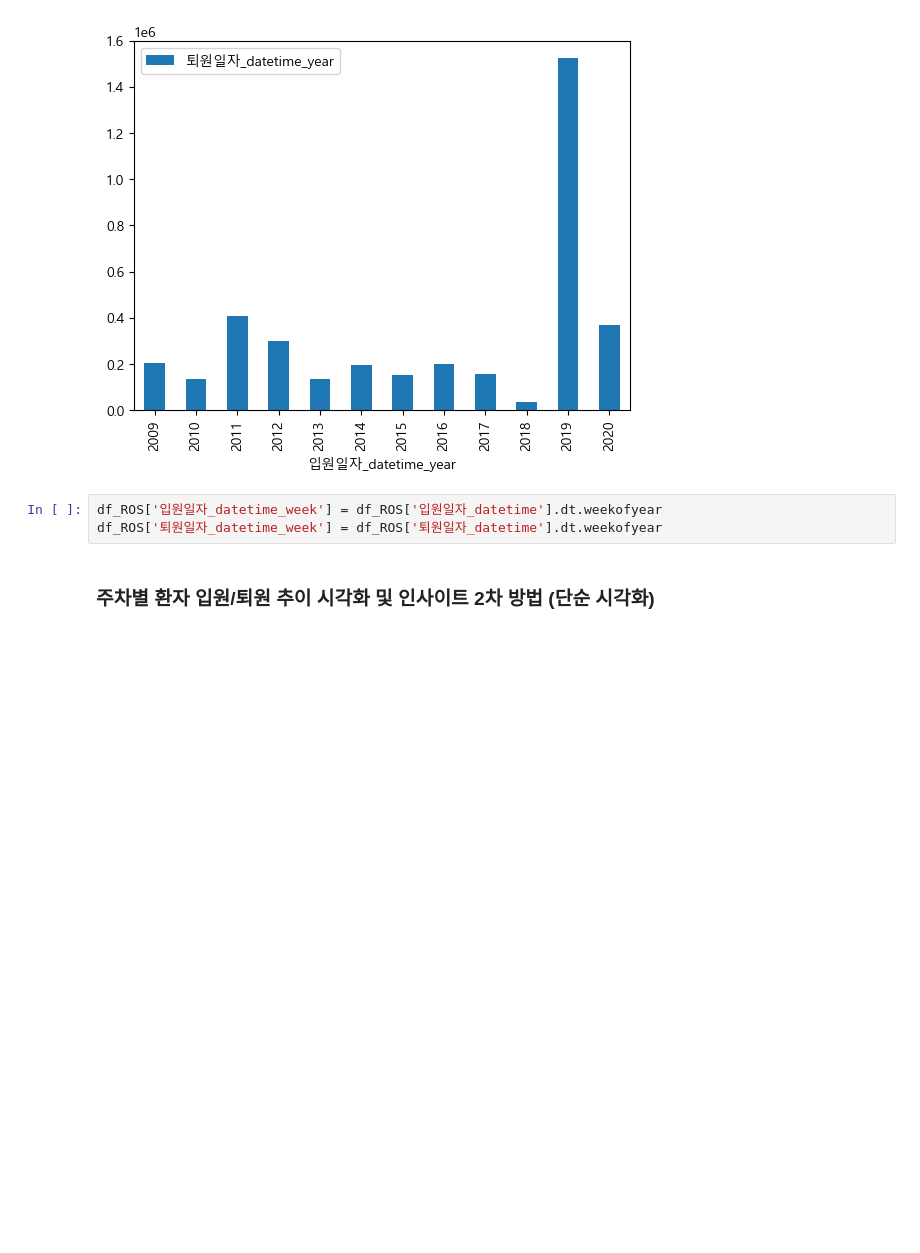
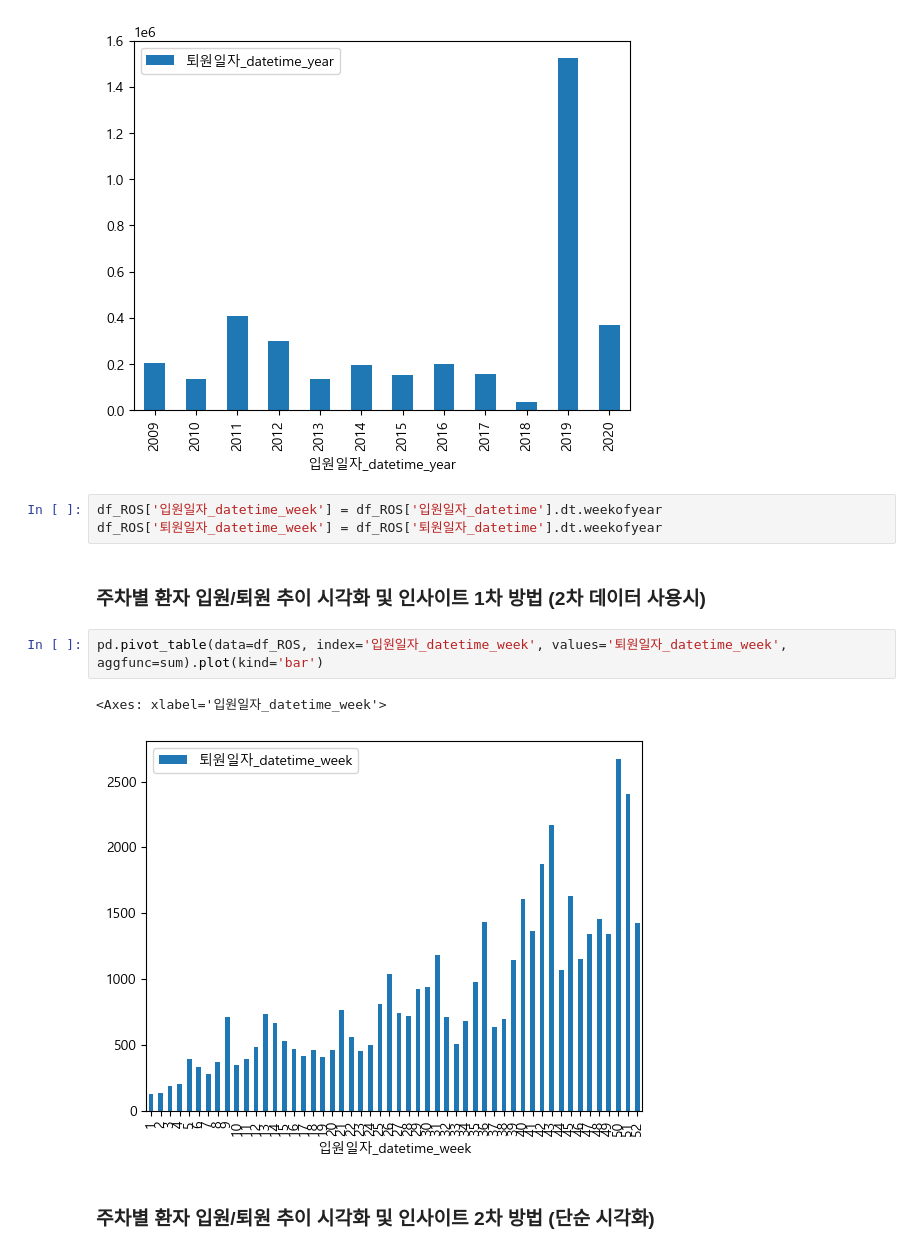
Before and after one commit to araya1203/study_data_analytics, a Jupyter notebook: codes/pandass/ResurrenceOfSurgery_TimeSeries_quest.ipynb, the cells around one changed output. Cells and saved outputs as stored; diff of their text form; blank space fills up the shorter version.

```diff
--- a/codes/pandass/ResurrenceOfSurgery_TimeSeries_quest.ipynb
+++ b/codes/pandass/ResurrenceOfSurgery_TimeSeries_quest.ipynb
@@ -98,8 +96,15 @@ pd.pivot_table(data=df_ROS, index='입원일자_datetime_year', values='퇴원
 # %% [output]
 <Axes: xlabel='입원일자_datetime_year'>
 [figure]
-# %%
-df_ROS['입원일자_datetime_week'] = df_ROS['입원일자_datetime'].dt.weekofyear
-df_ROS['퇴원일자_datetime_week'] = df_ROS['퇴원일자_datetime'].dt.weekofyear
+# %%
+df_ROS['입원일자_datetime_week'] = df_ROS['입원일자_datetime'].dt.weekofyear
+df_ROS['퇴원일자_datetime_week'] = df_ROS['퇴원일자_datetime'].dt.weekofyear
+# %% [markdown]
+### 주차별 환자 입원/퇴원 추이 시각화 및 인사이트 1차 방법 (2차 데이터 사용시)
+# %%
+pd.pivot_table(data=df_ROS, index='입원일자_datetime_week', values='퇴원일자_datetime_week', aggfunc=sum).plot(kind='bar')
+# %% [output]
+<Axes: xlabel='입원일자_datetime_week'>
+[figure, added]
 # %% [markdown]
 ### 주차별 환자 입원/퇴원 추이 시각화 및 인사이트 2차 방법 (단순 시각화)
```
Also changed, not shown: parts of 10 cells of this notebook.
